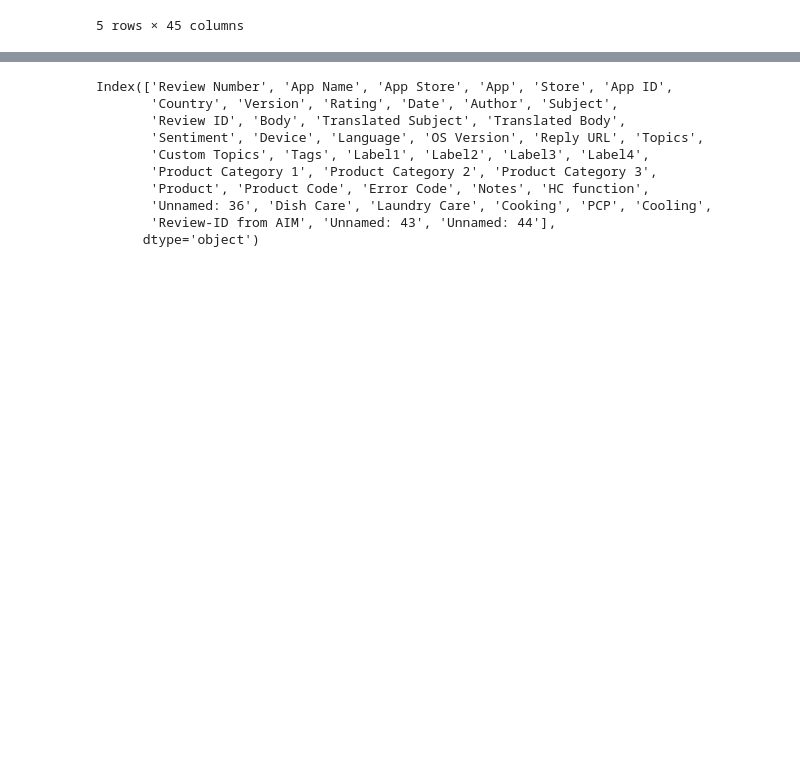
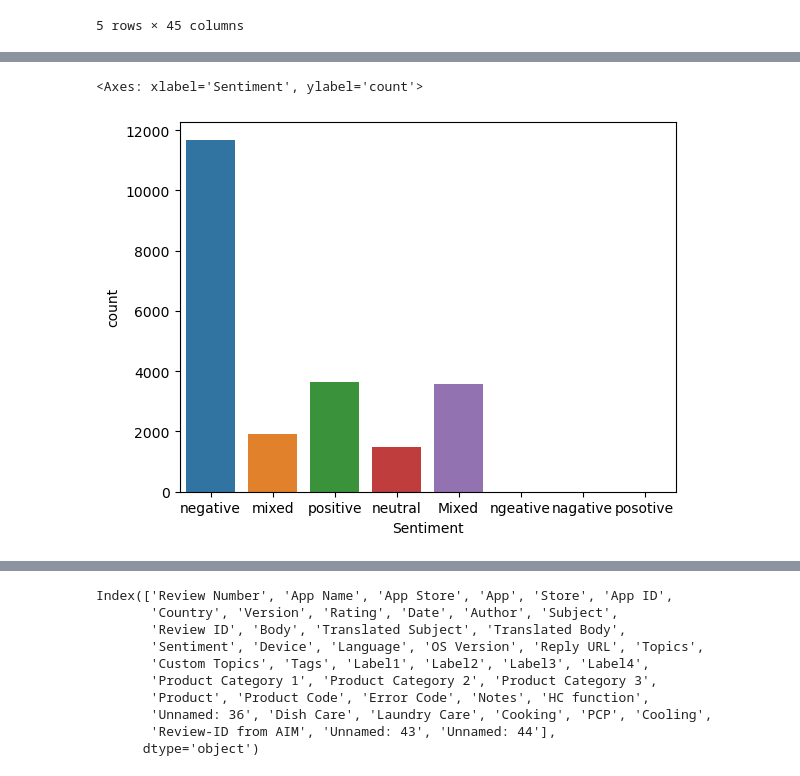
Before and after one commit to Elnaazi/App_Store_Review_Automatization, a Jupyter notebook: cleanedcsv.ipynb, the cells around one changed output, grey strips where cells are left out. Drawn from its saved outputs; the diff is of its cells as text; code cells hidden in the pictures; blank space fills up the shorter version.

Commit message:
Update cleanedcsv.ipynb
data exploration

```diff
--- a/cleanedcsv.ipynb
+++ b/cleanedcsv.ipynb
@@ -6,7 +12,7 @@ from IPython.display import display
 # %%
 # Load the data
 
-df = pd.read_csv("CustomerFeedback_reviews.csv", delimiter=";", encoding="latin1", on_bad_lines='skip')
+df = pd.read_csv("CustomerFeedback_reviews.csv", delimiter=";", encoding="latin1", on_bad_lines='warn')
 print(df.columns)
 df.head()
 # %% [output]
@@ -29,0 +104,7 @@ Index(['Review Number', 'App Name', 'App Store', 'App', 'Store', 'App ID',
+# %%
+# Ratings & sentiments
+sns.countplot(data=df, x='Rating')
+sns.countplot(data=df, x='Sentiment')
+# %% [output]
+<Axes: xlabel='Sentiment', ylabel='count'>
+[figure, added]
```
Also changed, not shown: parts of 12 cells of this notebook.
